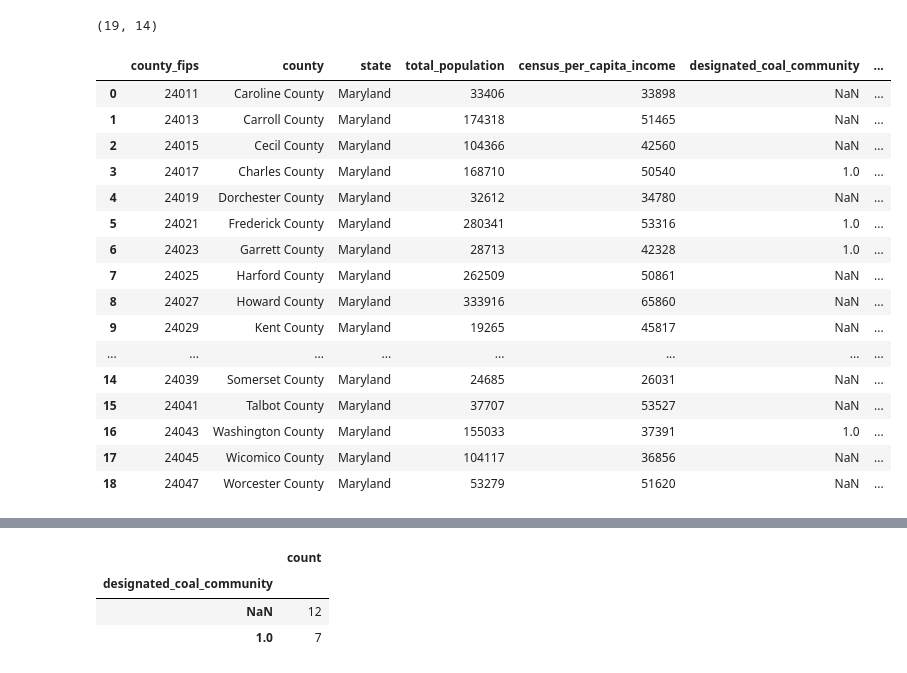
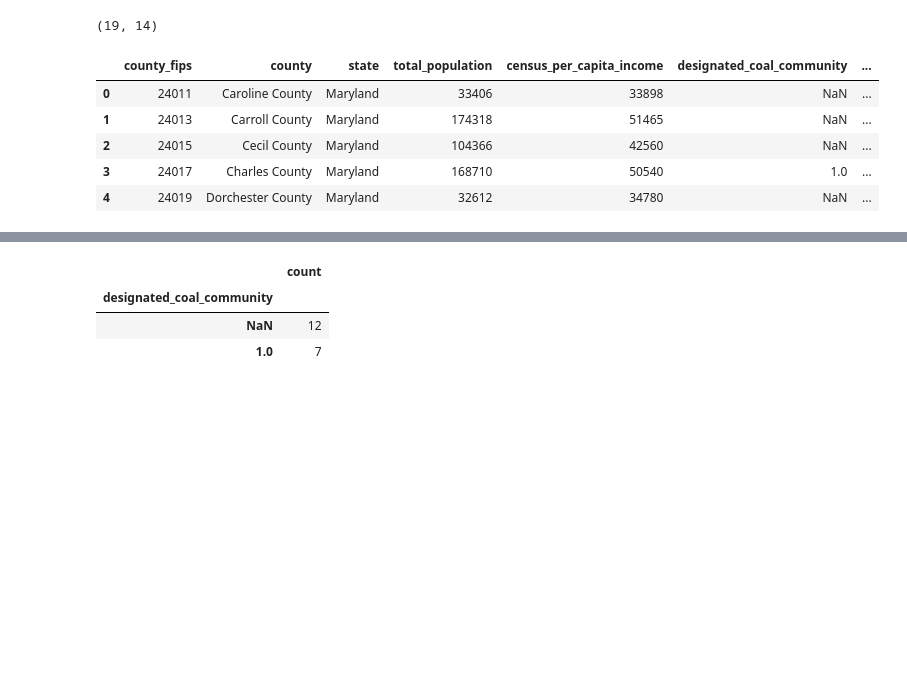
Before and after one commit to rwcitek/anl-nerde, a Jupyter notebook: nerde_argonne_api_python.ipynb, the cells around one changed output, grey strips where cells are left out. Drawn from its saved outputs; the diff is of its cells as text; code cells hidden in the pictures; blank space fills up the shorter version.

```diff
--- a/nerde_argonne_api_python.ipynb
+++ b/nerde_argonne_api_python.ipynb
@@ -69,9 +73,7 @@ def NERDE_API(section_url, fips="24011", startdate='2020-01-01', enddate='2023-0
   ).json()
 
   # Each county will populate a list, this loops through each called county to parse results
-  results_summary_digest = [ result for result in response['result'] ]
-
-  return results_summary_digest
+  return [ result for result in response['result'] ]
 # %% [markdown]
 ## Getting County Level Data
 # %% [markdown]
@@ -97,25 +99,14 @@ main_summary_df.shape
 # %% [output]
 (19, 14)
 # %%
-main_summary_df
+main_summary_df[:5]
 # %% [output]
 |  | county_fips | county | state | total_population | census_per_capita_income | designated_coal_community | ... |
 | 0 | 24011 | Caroline County | Maryland | 33406 | 33898 | NaN | ... |
 | 1 | 24013 | Carroll County | Maryland | 174318 | 51465 | NaN | ... |
 | 2 | 24015 | Cecil County | Maryland | 104366 | 42560 | NaN | ... |
 | 3 | 24017 | Charles County | Maryland | 168710 | 50540 | 1.0 | ... |
 | 4 | 24019 | Dorchester County | Maryland | 32612 | 34780 | NaN | ... |
-| 5 | 24021 | Frederick County | Maryland | 280341 | 53316 | 1.0 | ... |
-| 6 | 24023 | Garrett County | Maryland | 28713 | 42328 | 1.0 | ... |
-| 7 | 24025 | Harford County | Maryland | 262509 | 50861 | NaN | ... |
-| 8 | 24027 | Howard County | Maryland | 333916 | 65860 | NaN | ... |
-| 9 | 24029 | Kent County | Maryland | 19265 | 45817 | NaN | ... |
-| ... | ... | ... | ... | ... | ... | ... | ... |
-| 14 | 24039 | Somerset County | Maryland | 24685 | 26031 | NaN | ... |
-| 15 | 24041 | Talbot County | Maryland | 37707 | 53527 | NaN | ... |
-| 16 | 24043 | Washington County | Maryland | 155033 | 37391 | 1.0 | ... |
-| 17 | 24045 | Wicomico County | Maryland | 104117 | 36856 | NaN | ... |
-| 18 | 24047 | Worcester County | Maryland | 53279 | 51620 | NaN | ... |
 # %%
 main_summary_df.info()
 # %% [output]
```
Also changed, not shown: parts of 48 cells of this notebook.
